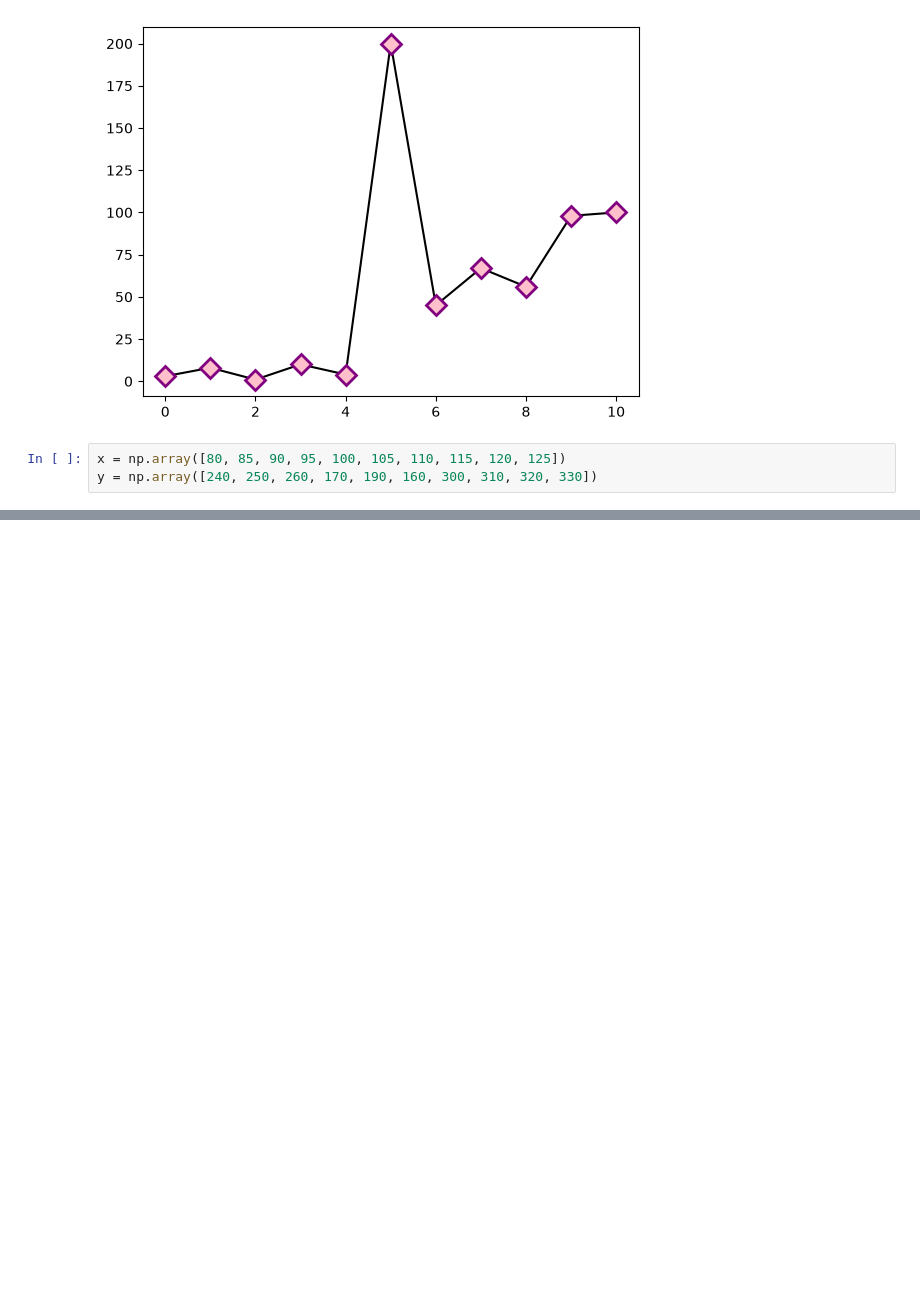
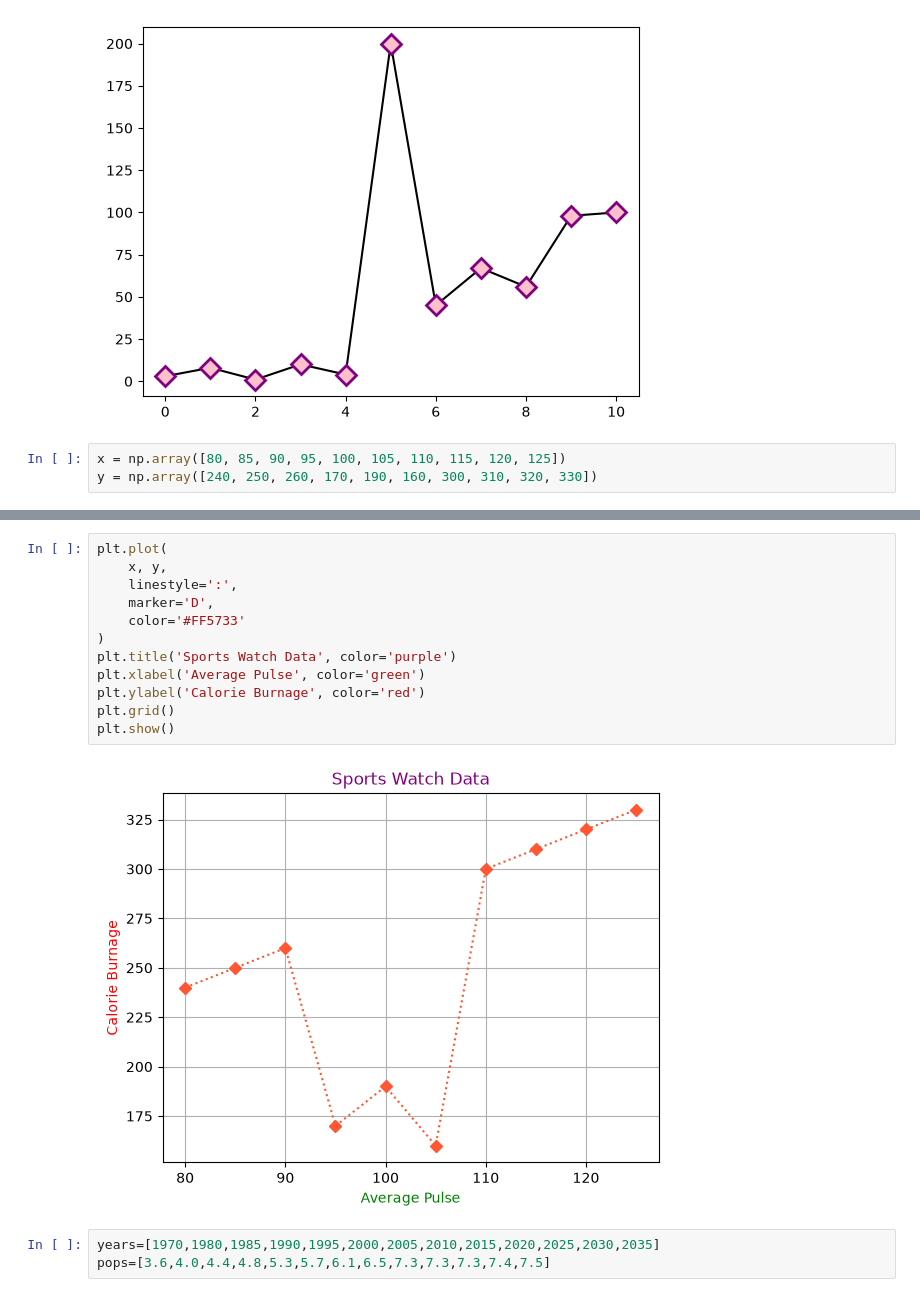
Before and after one commit to courjimen/R_GLAB_386.5.1, a Jupyter notebook: R_GLAB_386.5.1_LineCharts.ipynb, the cells around one changed output, grey strips where cells are left out. Drawn from its saved outputs; the diff is of its cells as text; blank space fills up the shorter version.

```diff
--- a/R_GLAB_386.5.1_LineCharts.ipynb
+++ b/R_GLAB_386.5.1_LineCharts.ipynb
@@ -65,0 +66,17 @@ plt.show()
+# %%
+plt.plot(
+    x, y,
+    linestyle=':',
+    marker='D',
+    color='#FF5733'
+)
+plt.title('Sports Watch Data', color='purple')
+plt.xlabel('Average Pulse', color='green')
+plt.ylabel('Calorie Burnage', color='red')
+plt.grid()
+plt.show()
+# %% [output]
+[figure, added]
+# %%
+years=[1970,1980,1985,1990,1995,2000,2005,2010,2015,2020,2025,2030,2035]
+pops=[3.6,4.0,4.4,4.8,5.3,5.7,6.1,6.5,7.3,7.3,7.3,7.4,7.5]
```
Also changed, not shown: parts of 2 cells of this notebook, 1 other file.
